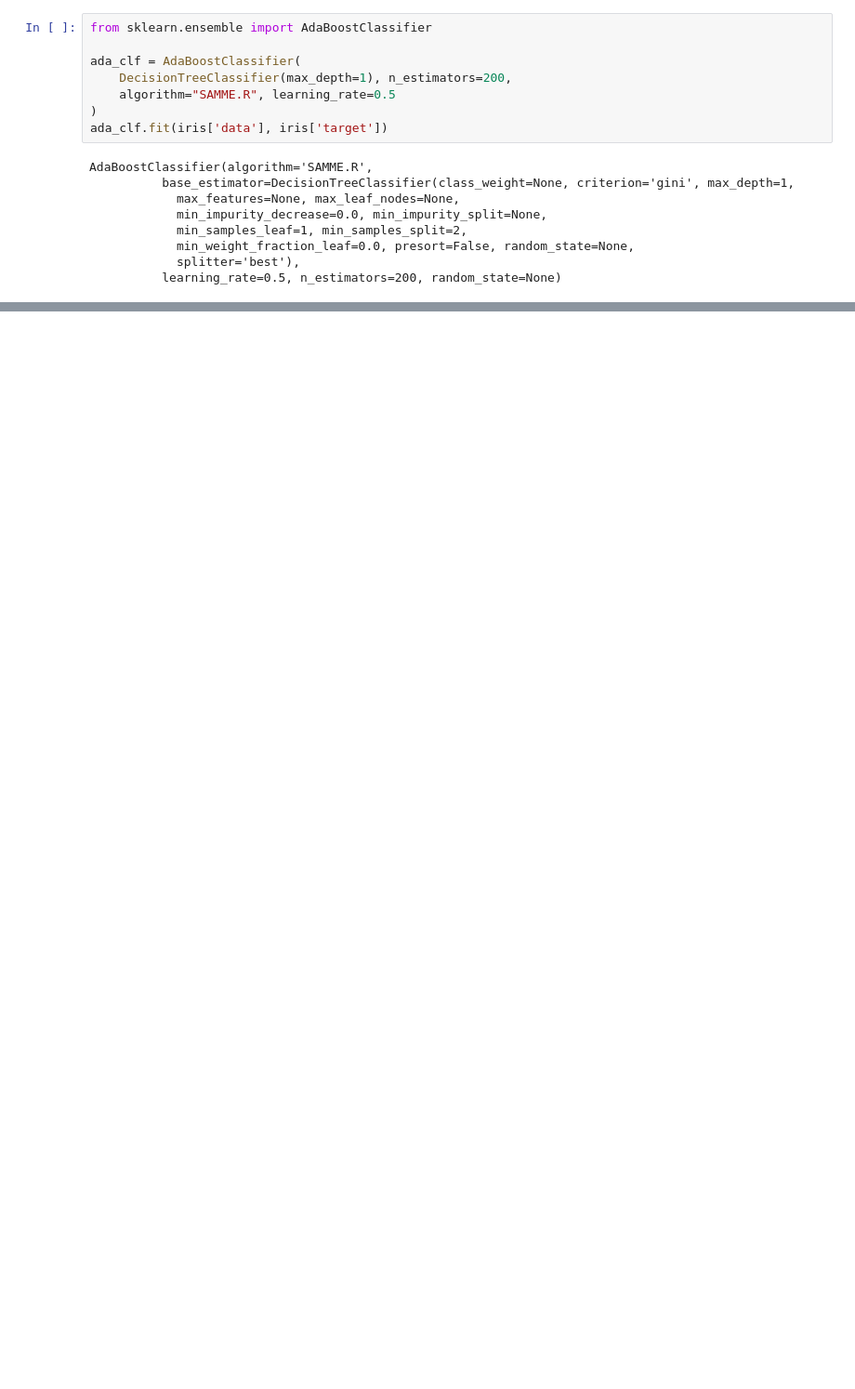
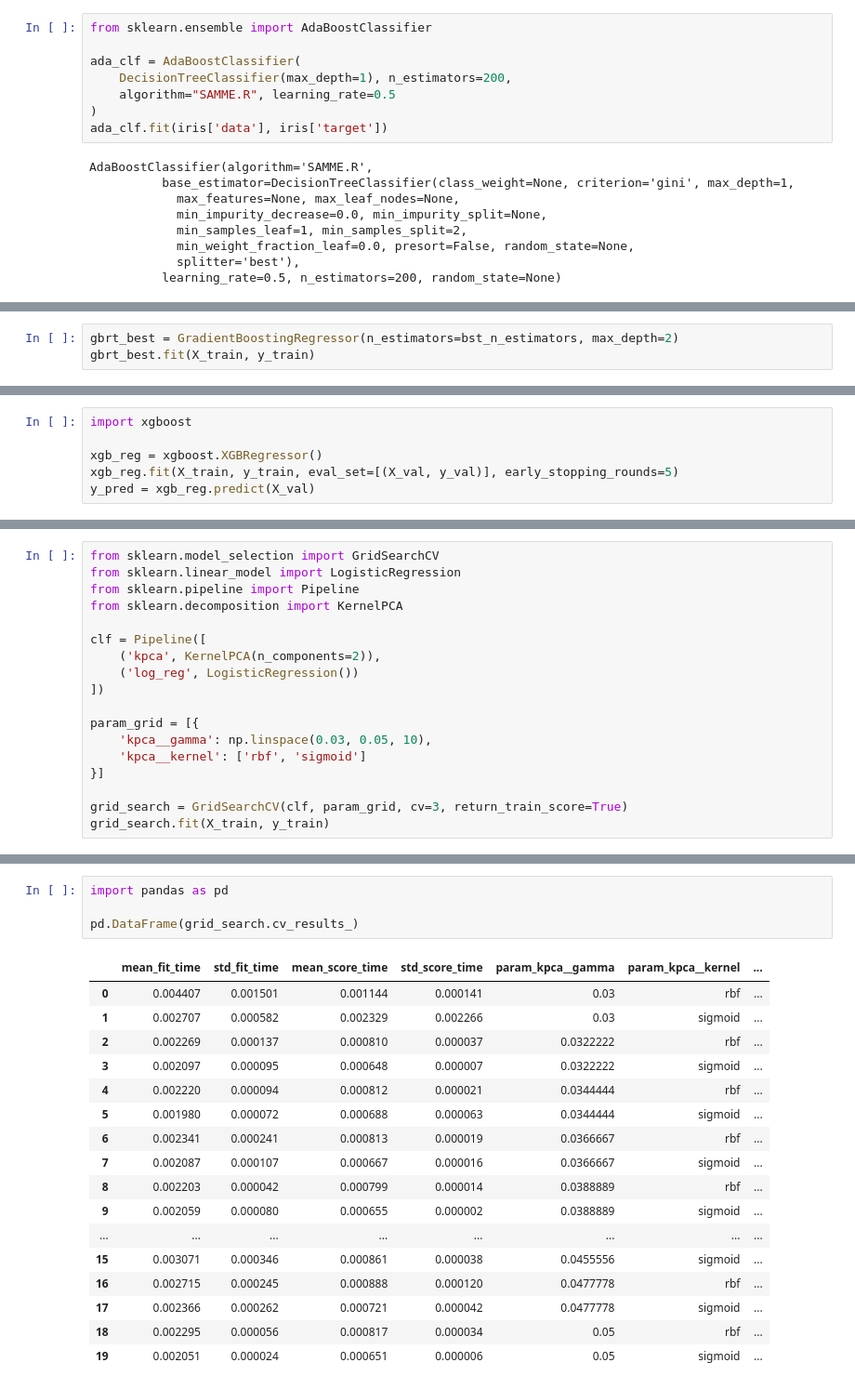
Before and after one commit to Kuz-man/hands-on-machine-learning-with-scikit-learn-keras-and-tensorflow, a Jupyter notebook: Chapter 7.ipynb, the cells around one changed output, grey strips where cells are left out. Shown at 93% size. Cells and saved outputs as stored; diff of their text form; blank space fills up the shorter version.

```diff
--- a/Chapter 7.ipynb
+++ b/Chapter 7.ipynb
@@ -68,0 +100,3 @@ AdaBoostClassifier(algorithm='SAMME.R',
+# %%
+gbrt_best = GradientBoostingRegressor(n_estimators=bst_n_estimators, max_depth=2)
+gbrt_best.fit(X_train, y_train)
@@ -68,0 +179,6 @@ AdaBoostClassifier(algorithm='SAMME.R',
+# %%
+import xgboost
+
+xgb_reg = xgboost.XGBRegressor()
+xgb_reg.fit(X_train, y_train, eval_set=[(X_val, y_val)], early_stopping_rounds=5)
+y_pred = xgb_reg.predict(X_val)
@@ -68,0 +242,18 @@ AdaBoostClassifier(algorithm='SAMME.R',
+# %%
+from sklearn.model_selection import GridSearchCV
+from sklearn.linear_model import LogisticRegression
+from sklearn.pipeline import Pipeline
+from sklearn.decomposition import KernelPCA
+
+clf = Pipeline([
+    ('kpca', KernelPCA(n_components=2)),
+    ('log_reg', LogisticRegression())
+])
+
+param_grid = [{
+    'kpca__gamma': np.linspace(0.03, 0.05, 10),
+    'kpca__kernel': ['rbf', 'sigmoid']
+}]
+
+grid_search = GridSearchCV(clf, param_grid, cv=3, return_train_score=True)
+grid_search.fit(X_train, y_train)
@@ -68,0 +273,22 @@ AdaBoostClassifier(algorithm='SAMME.R',
+# %%
+import pandas as pd
+
+pd.DataFrame(grid_search.cv_results_)
+# %% [output]
+|  | mean_fit_time | std_fit_time | mean_score_time | std_score_time | param_kpca__gamma | param_kpca__kernel | ... |
+| 0 | 0.004407 | 0.001501 | 0.001144 | 0.000141 | 0.03 | rbf | ... |
+| 1 | 0.002707 | 0.000582 | 0.002329 | 0.002266 | 0.03 | sigmoid | ... |
+| 2 | 0.002269 | 0.000137 | 0.000810 | 0.000037 | 0.0322222 | rbf | ... |
+| 3 | 0.002097 | 0.000095 | 0.000648 | 0.000007 | 0.0322222 | sigmoid | ... |
+| 4 | 0.002220 | 0.000094 | 0.000812 | 0.000021 | 0.0344444 | rbf | ... |
+| 5 | 0.001980 | 0.000072 | 0.000688 | 0.000063 | 0.0344444 | sigmoid | ... |
+| 6 | 0.002341 | 0.000241 | 0.000813 | 0.000019 | 0.0366667 | rbf | ... |
+| 7 | 0.002087 | 0.000107 | 0.000667 | 0.000016 | 0.0366667 | sigmoid | ... |
+| 8 | 0.002203 | 0.000042 | 0.000799 | 0.000014 | 0.0388889 | rbf | ... |
+| 9 | 0.002059 | 0.000080 | 0.000655 | 0.000002 | 0.0388889 | sigmoid | ... |
+| ... | ... | ... | ... | ... | ... | ... | ... |
+| 15 | 0.003071 | 0.000346 | 0.000861 | 0.000038 | 0.0455556 | sigmoid | ... |
+| 16 | 0.002715 | 0.000245 | 0.000888 | 0.000120 | 0.0477778 | rbf | ... |
+| 17 | 0.002366 | 0.000262 | 0.000721 | 0.000042 | 0.0477778 | sigmoid | ... |
+| 18 | 0.002295 | 0.000056 | 0.000817 | 0.000034 | 0.05 | rbf | ... |
+| 19 | 0.002051 | 0.000024 | 0.000651 | 0.000006 | 0.05 | sigmoid | ... |
```
Also changed, not shown: parts of 14 cells of this notebook.
